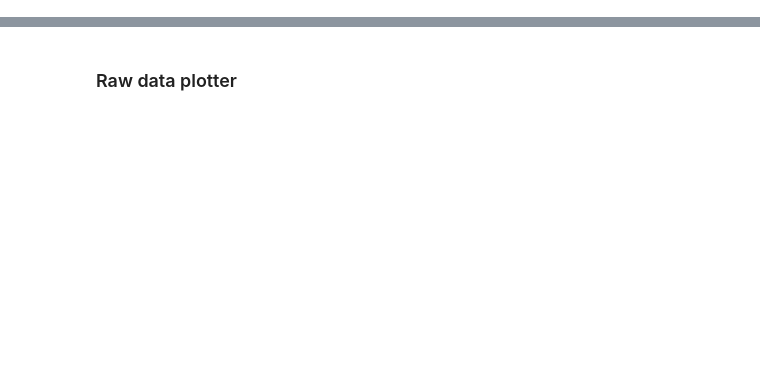
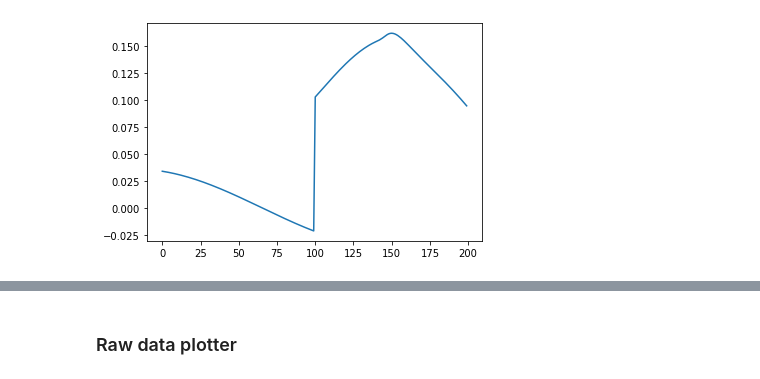
Before and after one commit to MartiyaZare/black-box-attack, a Jupyter notebook: data_plotter.ipynb, the cells around one changed output, grey strips where cells are left out. Drawn from its saved outputs; the diff is of its cells as text; code cells hidden in the pictures; blank space fills up the shorter version.

```diff
--- a/data_plotter.ipynb
+++ b/data_plotter.ipynb
@@ -4,0 +53,6 @@ import numpy as np
+# %%
+#Replay attack
+dataSet = loadData("normalized_replay_attack_data_set")
+plotOneSequenceFromData(dataSet,30,1)
+# %% [output]
+[figure, added]
```
Also changed, not shown: parts of 20 cells of this notebook, 13 other files.
